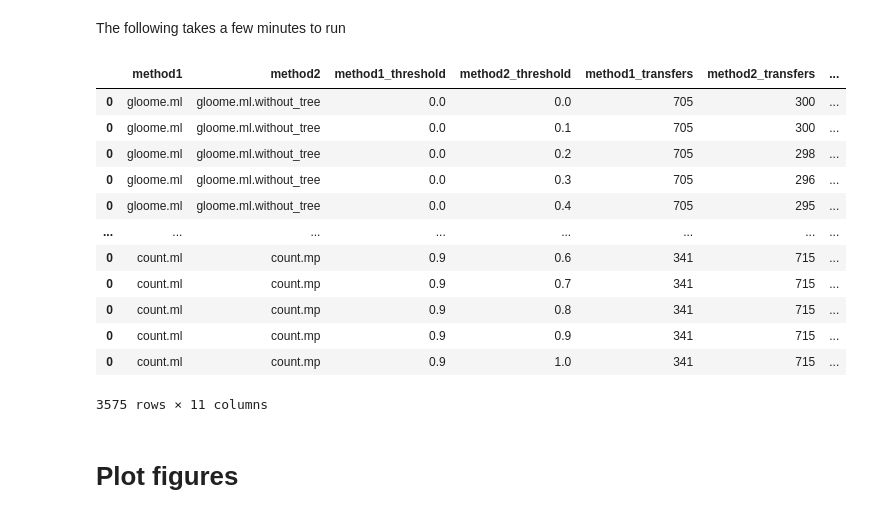
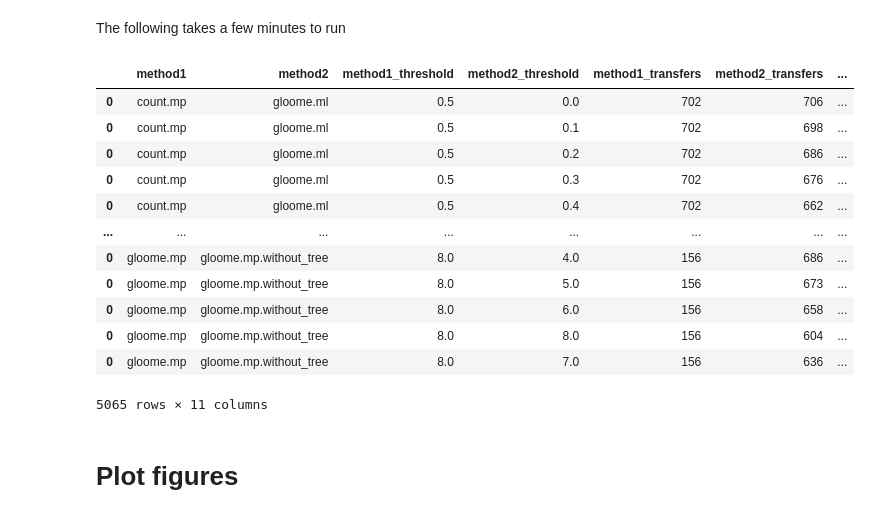
Before and after one commit to swstkm/hgt_inference_comparative_study, a Jupyter notebook: 03-analyse_outputs/03-03-intersections.ipynb, the cells around one changed output. Saved outputs shown, nothing was run; the diff lists cells and outputs as text; code cells hidden in the pictures.

```diff
--- a/03-analyse_outputs/03-03-intersections.ipynb
+++ b/03-analyse_outputs/03-03-intersections.ipynb
@@ -7,7 +7,9 @@ import itertools
 import os
 from matplotlib import pyplot as plt
 import matplotlib as mpl
+from tqdm import tqdm
+import math
 
-compiled_res_dir = 'compiled_results/'
+compiled_res_dir = '../data/compiled_results/'
 plots_dir = '../plots/'
 # %%
@@ -66,11 +130,17 @@ method_pairs = list(itertools.combinations(transfer_dfs.keys(), 2))
 # %% [markdown]
 The following takes a few minutes to run
 # %%
-for method1, method2 in method_pairs:
-    # if either of the methods has only 1 unique value, it doesn't need to be thresholded
-    # for each method, we create a thresholds list, which is just [1.0] if the method has only 1 unique value <=1, and [0.0, 0.1, 0.2, ..., 1.0] otherwise
-    thresholds1 = [1.0] if sum(transfer_dfs[method1]['transfers'].unique() <= 1) == 1 else np.arange(0, 1.1, 0.1)
-    thresholds2 = [1.0] if sum(transfer_dfs[method2]['transfers'].unique() <= 1) == 1 else np.arange(0, 1.1, 0.1)
+manual_threshold_methods_list = list(manual_threshold_methods.keys())
+
+for method1, method2 in tqdm(method_pairs, desc='Calculating intersections', total=len(method_pairs)):
+    # get the unique values in the transfer_threshold column for each method
+    thresholds1 = transfer_dfs[method1]['transfer_threshold'].unique() if method1 in manual_threshold_methods_list else \
+                  transfer_dfs[method1]['transfers'].unique() if method1 == 'wn' else \
+                  [1.0] if sum(transfer_dfs[method1]['transfers'].unique() <= 1) == 1 else np.arange(0, 1.1, 0.1)
+    thresholds2 = transfer_dfs[method2]['transfer_threshold'].unique() if method2 in manual_threshold_methods_list else \
+                    transfer_dfs[method2]['transfers'].unique() if method2 == 'wn' else \
+                  [1.0] if sum(transfer_dfs[method2]['transfers'].unique() <= 1) == 1 else np.arange(0, 1.1, 0.1)
+
 
     # for each combination of thresholds, calculate the intersections
     # if either of the methods has only 1 unique value, only the recipient branches are compared instead of the source-recipient branches
@@ -81,54 +151,65 @@ for method1, method2 in method_pairs:
             else:
                 branch_label = 'source-recipient'
             set1 = set(transfer_dfs[method1][transfer_dfs[method1]
+                       ['transfer_threshold'] == threshold1][branch_label]) if method1 in manual_threshold_methods_list else \
+                set(transfer_dfs[method1][transfer_dfs[method1]
+                       ['transfers'] == threshold1][branch_label]) if method1 == 'wn' else \
+                set(transfer_dfs[method1][transfer_dfs[method1]
                        ['transfers'] >= threshold1][branch_label])
             set2 = set(transfer_dfs[method2][transfer_dfs[method2]
+                       ['transfer_threshold'] == threshold2][branch_label]) if method2 in manual_threshold_methods_list else \
+                set(transfer_dfs[method2][transfer_dfs[method2]
+                       ['transfers'] == threshold2][branch_label]) if method2 == 'wn' else \
+                set(transfer_dfs[method2][transfer_dfs[method2]
                        ['transfers'] >= threshold2][branch_label])
+
             if len(set1) == 0:
+                # print(f"Warning: {method1} has no transfers for threshold {threshold1}")
                 continue
             if len(set2) == 0:
+                # print(f"Warning: {method2} has no transfers for threshold {threshold2}")
                 continue
             set_union = len(set1.union(set2))
             set_intersection = len(set1.intersection(set2))
             branch_type = 'source-recipient' if branch_label == 'source-recipient' else 'recipient'
 
             jaccard_index = len(set1.intersection(set2)) / \
                 len(set1.union(set2))
             overlap_coefficient = len(
                 set1.intersection(set2)) / min(len(set1), len(set2))
 
             method1_transfers = len(set1); method2_transfers = len(set2)
 
             intersections_dfs.append(pd.DataFrame({'method1': method1, 'method2': method2,
                                              # the thresholds for each method should be written without too many decimal places
                                              'method1_threshold': round(threshold1, 1), 'method2_threshold': round(threshold2, 1),
                                              # number of transfers for method1 and method2, for the given thresholds
                                              'method1_transfers': method1_transfers, 'method2_transfers': method2_transfers,
                                                 'branch_type': branch_type,
                                                 'set_union': set_union, 'set_intersection': set_intersection,
                                              'jaccard_index': jaccard_index, 'overlap_coefficient': overlap_coefficient,
                                              }, index=[0]))
 # now we have a list of dfs, we can concatenate them into one df
 intersections_df = pd.concat(intersections_dfs)
 # show the df
 display(intersections_df)
 # write the df to a file
 intersections_df.to_csv(os.path.join(compiled_res_dir, 'intersections.nogwise.branchwise.tsv'),
                   sep='\t', index=False)
 # %% [output]
 |  | method1 | method2 | method1_threshold | method2_threshold | method1_transfers | method2_transfers | ... |
-| 0 | gloome.ml | gloome.ml.without_tree | 0.0 | 0.0 | 705 | 300 | ... |
-| 0 | gloome.ml | gloome.ml.without_tree | 0.0 | 0.1 | 705 | 300 | ... |
-| 0 | gloome.ml | gloome.ml.without_tree | 0.0 | 0.2 | 705 | 298 | ... |
-| 0 | gloome.ml | gloome.ml.without_tree | 0.0 | 0.3 | 705 | 296 | ... |
-| 0 | gloome.ml | gloome.ml.without_tree | 0.0 | 0.4 | 705 | 295 | ... |
+| 0 | count.mp | gloome.ml | 0.5 | 0.0 | 702 | 706 | ... |
+| 0 | count.mp | gloome.ml | 0.5 | 0.1 | 702 | 698 | ... |
+| 0 | count.mp | gloome.ml | 0.5 | 0.2 | 702 | 686 | ... |
+| 0 | count.mp | gloome.ml | 0.5 | 0.3 | 702 | 676 | ... |
+| 0 | count.mp | gloome.ml | 0.5 | 0.4 | 702 | 662 | ... |
 | ... | ... | ... | ... | ... | ... | ... | ... |
-| 0 | count.ml | count.mp | 0.9 | 0.6 | 341 | 715 | ... |
-| 0 | count.ml | count.mp | 0.9 | 0.7 | 341 | 715 | ... |
-| 0 | count.ml | count.mp | 0.9 | 0.8 | 341 | 715 | ... |
-| 0 | count.ml | count.mp | 0.9 | 0.9 | 341 | 715 | ... |
-| 0 | count.ml | count.mp | 0.9 | 1.0 | 341 | 715 | ... |
+| 0 | gloome.mp | gloome.mp.without_tree | 8.0 | 4.0 | 156 | 686 | ... |
+| 0 | gloome.mp | gloome.mp.without_tree | 8.0 | 5.0 | 156 | 673 | ... |
+| 0 | gloome.mp | gloome.mp.without_tree | 8.0 | 6.0 | 156 | 658 | ... |
+| 0 | gloome.mp | gloome.mp.without_tree | 8.0 | 8.0 | 156 | 604 | ... |
+| 0 | gloome.mp | gloome.mp.without_tree | 8.0 | 7.0 | 156 | 636 | ... |
-3575 rows × 11 columns
+5065 rows × 11 columns
 # %% [markdown]
 # Plot figures
 # %%
```
Also changed, not shown: parts of 6 cells of this notebook.
